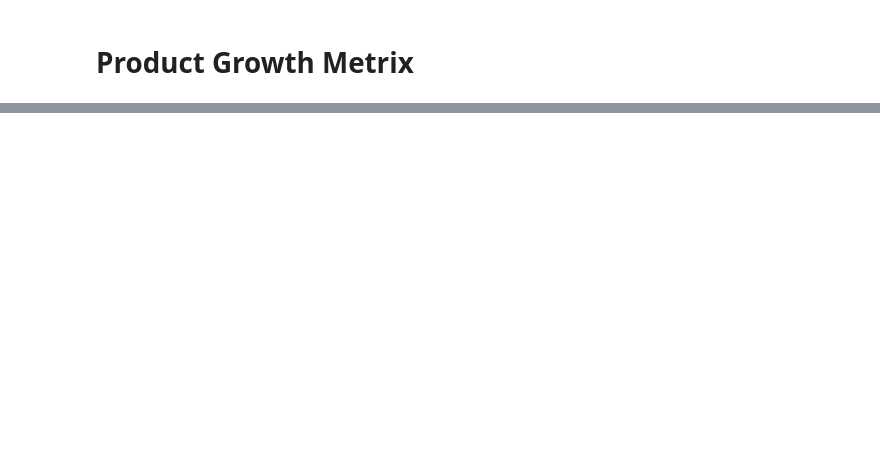
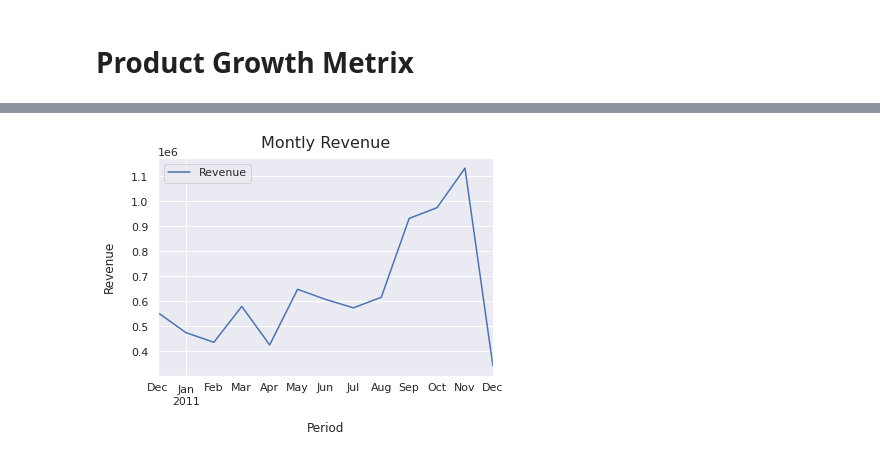
Before and after one commit to martin-fabbri/colab-notebooks, a Jupyter notebook: product-analytics/product_growth_metrix.ipynb, the cells around one changed output, grey strips where cells are left out. Cells and saved outputs as stored; diff of their text form; code cells hidden in the pictures; blank space fills up the shorter version.

```diff
--- a/product-analytics/product_growth_metrix.ipynb
+++ b/product-analytics/product_growth_metrix.ipynb
@@ -13,7 +13,6 @@
 #@markdown between 01/12/2009 and 09/12/2011.The company mainly sells unique
 #@markdown all-occasion gift-ware. Many customers of the company are wholesalers.
 
-!pip install chart_studio -q
 !wget https://archive.ics.uci.edu/ml/machine-learning-databases/00352/Online%20Retail.xlsx -q
 
 
@@ -22,10 +21,4 @@ import pandas as pd
 import matplotlib.pyplot as plt
 import numpy as np
 import seaborn as sns
-
-import chart_studio.plotly as py
-import plotly.offline as pyoff
-import plotly.graph_objs as go
-
-#initiate visualization library for jupyter notebook
-pyoff.init_notebook_mode()
+sns.set(font_scale=1)
@@ -34,10 +25,10 @@ pyoff.init_notebook_mode()
 # %%
 online_retail_ds_url = 'Online Retail.xlsx'
-df_online_retail = pd.read_excel(online_retail_ds_url,
+df_txn = pd.read_excel(online_retail_ds_url,
                    dtype={'CustomerID': str,  'InvoiceID': str},
                    parse_dates=['InvoiceDate'],
                    infer_datetime_format=True)
-df_online_retail.head()
+df_txn.head()
 # %% [output]
 |  | InvoiceNo | StockCode | Description | Quantity | InvoiceDate | UnitPrice | CustomerID | Country |
 | 0 | 536365 | 85123A | WHITE HANGING HEART T-LIGHT HOLDER | 6 | 2010-12-01 08:26:00 | 2.55 | 17850 | United Kingdom |
@@ -47,0 +57,3 @@ df_online_retail.head()
+# %%
+df_txn.dropna(subset=['CustomerID'], inplace=True)
+df_txn.info()
@@ -47,0 +78,5 @@ df_online_retail.head()
+# %%
+df_txn['InvoiceYearMonth'] = df_txn['InvoiceDate'].dt.to_period('M')
+df_txn['Revenue'] = df_txn['Quantity'] * df_txn['UnitPrice']
+df_revenue = df_txn.groupby(['InvoiceYearMonth'])['Revenue'].sum().reset_index()
+df_revenue.head(5)
@@ -47,0 +90,7 @@ df_online_retail.head()
+# %%
+df_revenue.plot.line(x='InvoiceYearMonth', y='Revenue')
+plt.xlabel('Period', labelpad=15)
+plt.ylabel('Revenue', labelpad=15)
+plt.title('Montly Revenue', y=1.02, fontsize=16);
+# %% [output]
+[figure, added]
```
Also changed, not shown: parts of 12 cells of this notebook.
